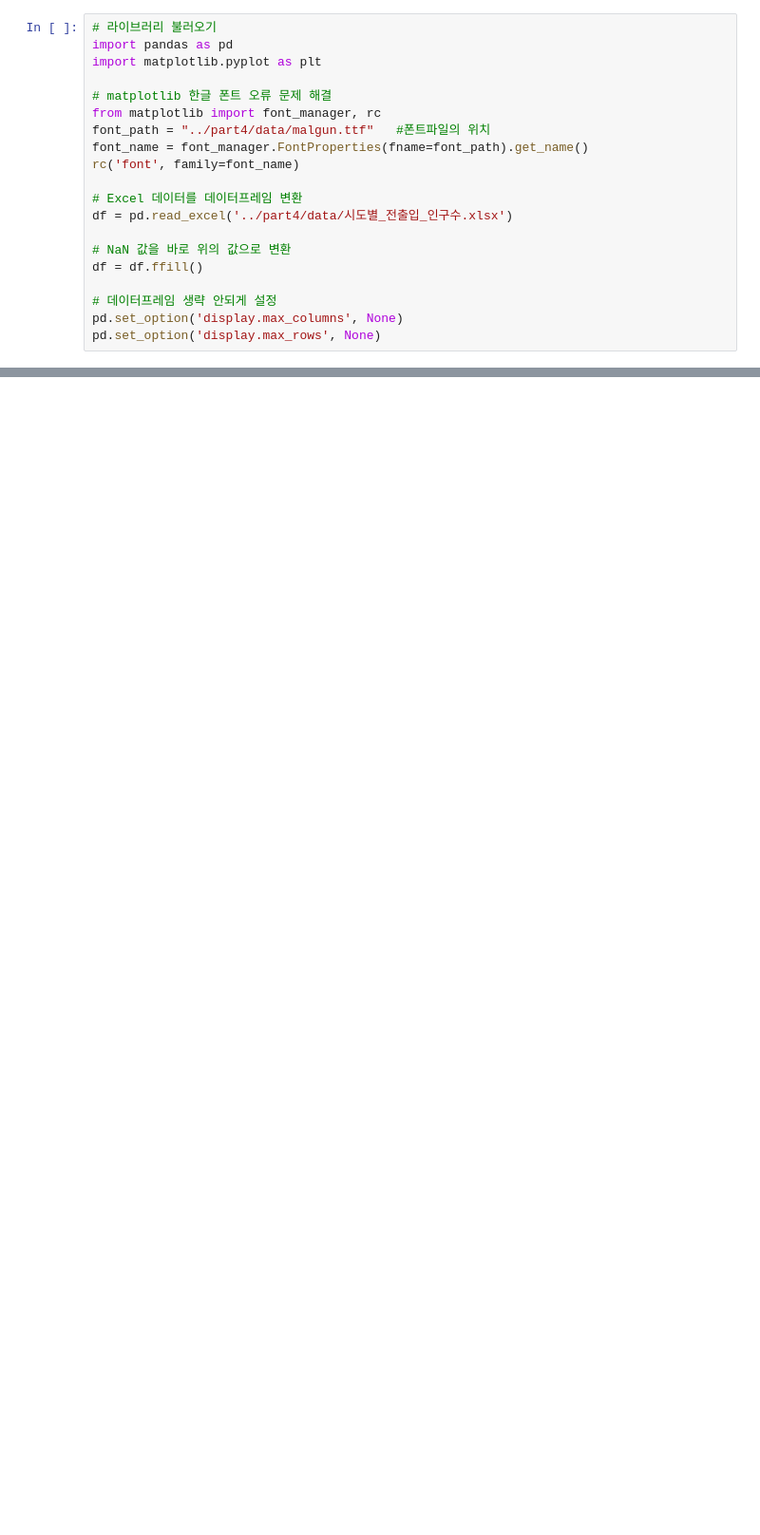
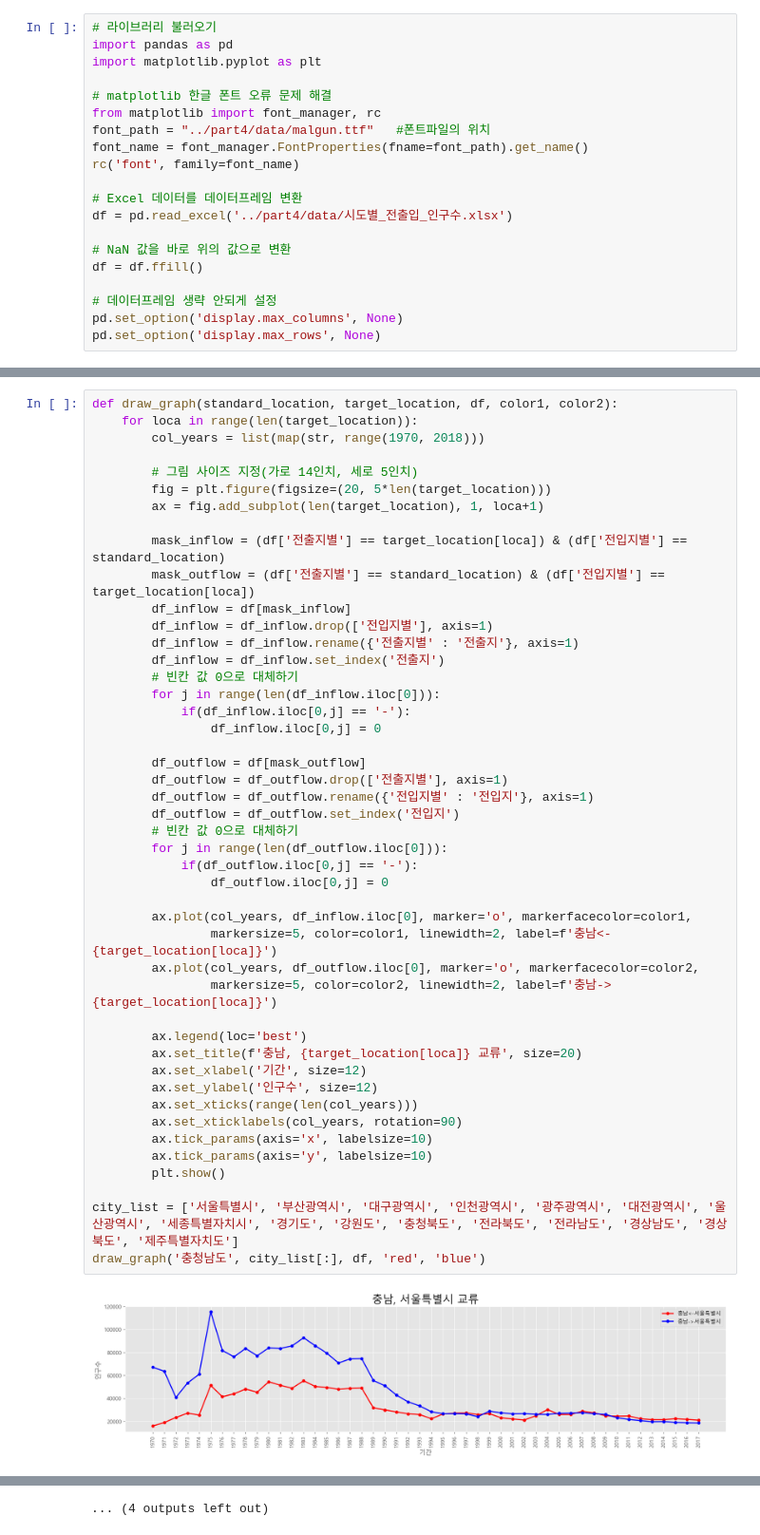
Before and after one commit to yjs3402/python_YJS, a Jupyter notebook: 판다스/판다스천안유입.ipynb, the cells around one changed output, grey strips where cells are left out. Shown at 95% size. Saved outputs shown, nothing was run; the diff lists cells and outputs as text; blank space fills up the shorter version.

```diff
--- a/판다스/판다스천안유입.ipynb
+++ b/판다스/판다스천안유입.ipynb
@@ -176,3 +151,51 @@ fig = plt.figure(figsize=(20, 10))
 # plt.show()
 # %% [output]
 [figure]
+# %%
+def draw_graph(standard_location, target_location, df, color1, color2):
+    for loca in range(len(target_location)):
+        col_years = list(map(str, range(1970, 2018)))
+
+        # 그림 사이즈 지정(가로 14인치, 세로 5인치)
+        fig = plt.figure(figsize=(20, 5*len(target_location)))
+        ax = fig.add_subplot(len(target_location), 1, loca+1)
+
+        mask_inflow = (df['전출지별'] == target_location[loca]) & (df['전입지별'] == standard_location)
+        mask_outflow = (df['전출지별'] == standard_location) & (df['전입지별'] == target_location[loca])
+        df_inflow = df[mask_inflow]
+        df_inflow = df_inflow.drop(['전입지별'], axis=1)
+        df_inflow = df_inflow.rename({'전출지별' : '전출지'}, axis=1)
+        df_inflow = df_inflow.set_index('전출지')
+        # 빈칸 값 0으로 대체하기
+        for j in range(len(df_inflow.iloc[0])):
+            if(df_inflow.iloc[0,j] == '-'):
+                df_inflow.iloc[0,j] = 0
+
+        df_outflow = df[mask_outflow]
+        df_outflow = df_outflow.drop(['전출지별'], axis=1)
+        df_outflow = df_outflow.rename({'전입지별' : '전입지'}, axis=1)
+        df_outflow = df_outflow.set_index('전입지')
+        # 빈칸 값 0으로 대체하기
+        for j in range(len(df_outflow.iloc[0])):
+            if(df_outflow.iloc[0,j] == '-'):
+                df_outflow.iloc[0,j] = 0
+
+        ax.plot(col_years, df_inflow.iloc[0], marker='o', markerfacecolor=color1,
+                markersize=5, color=color1, linewidth=2, label=f'충남<-{target_location[loca]}')
+        ax.plot(col_years, df_outflow.iloc[0], marker='o', markerfacecolor=color2,
+                markersize=5, color=color2, linewidth=2, label=f'충남->{target_location[loca]}')
+
+        ax.legend(loc='best')
+        ax.set_title(f'충남, {target_location[loca]} 교류', size=20)
+        ax.set_xlabel('기간', size=12)
+        ax.set_ylabel('인구수', size=12)
+        ax.set_xticks(range(len(col_years)))
+        ax.set_xticklabels(col_years, rotation=90)
+        ax.tick_params(axis='x', labelsize=10)
+        ax.tick_params(axis='y', labelsize=10)
+        plt.show()
+
+city_list = ['서울특별시', '부산광역시', '대구광역시', '인천광역시', '광주광역시', '대전광역시', '울산광역시', '세종특별자치시', '경기도', '강원도', '충청북도', '전라북도', '전라남도', '경상남도', '경상북도', '제주특별자치도']
+draw_graph('충청남도', city_list[:], df, 'red', 'blue')
+# %% [output]
+[figure, added]
@@ -178,0 +213 @@ fig = plt.figure(figsize=(20, 10))
+... (4 outputs left out)
```
Also changed, not shown: parts of 4 cells of this notebook.
